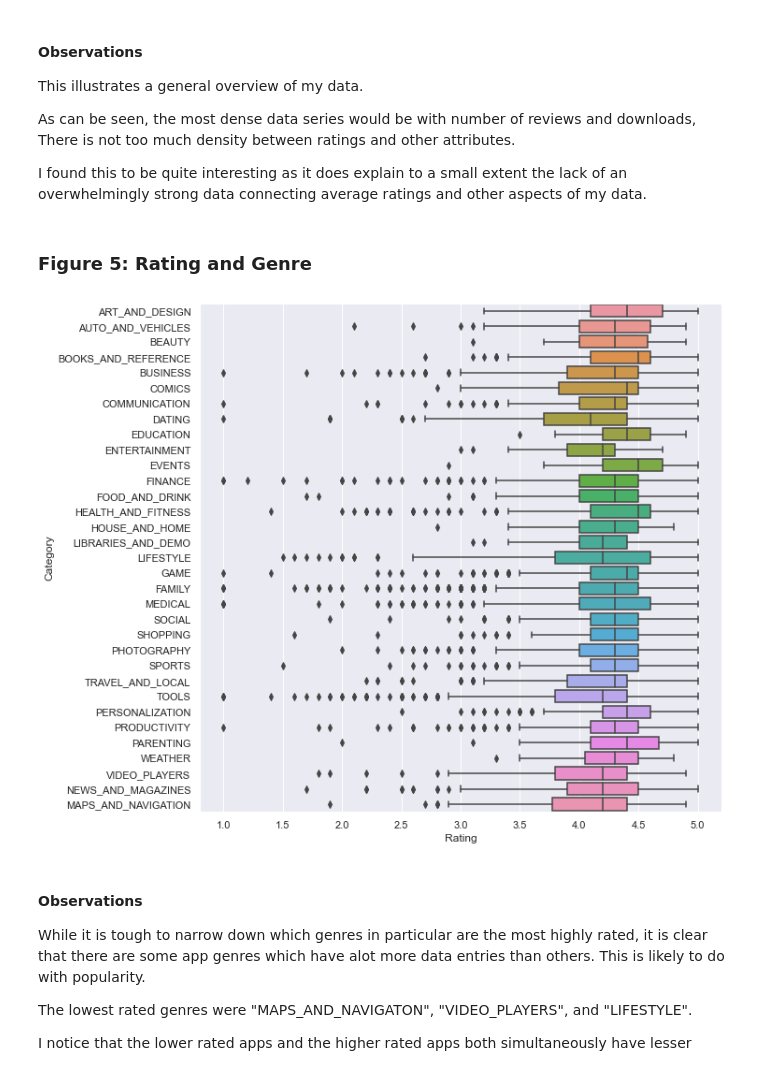
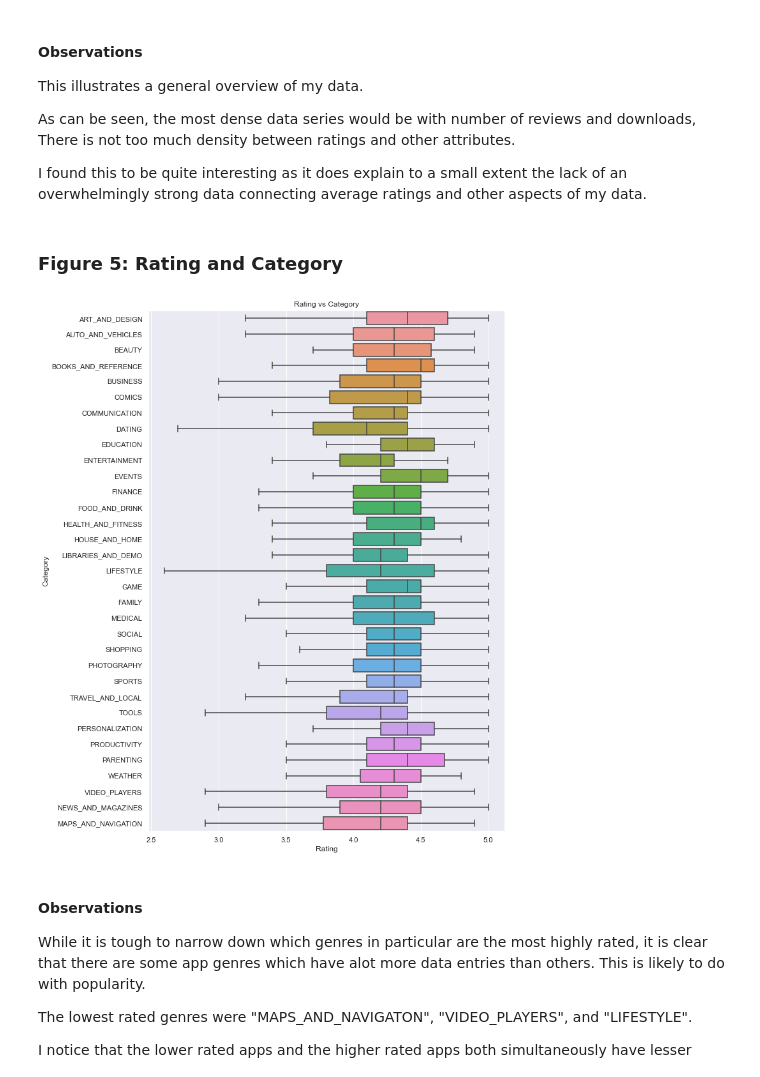
Before and after one commit to ubco-W2022T1-cosc301/project-group36, a Jupyter notebook: notebooks/analysis3.ipynb, the cells around one changed output. Cells and saved outputs as stored; diff of their text form; code cells hidden in the pictures.

Commit message:
Added labels to graphs

```diff
--- a/notebooks/analysis3.ipynb
+++ b/notebooks/analysis3.ipynb
@@ -304,16 +305,18 @@ As can be seen, the most dense data series would be with number of reviews and d
 
 I found this to be quite interesting as it does explain to a small extent the lack of an overwhelmingly strong data connecting average ratings and other aspects of my data.
 # %% [markdown]
-### Figure 5: Rating and Genre
+### Figure 5: Rating and Category
 # %%
-sns.set(rc={"figure.figsize":(10,10)})
+sns.set(rc={"figure.figsize":(10,15)})
 h = sns.boxplot(
     x= 'Rating',
     y= 'Category',
     data=df,
+    showfliers = False
 )
+h.set(title='Rating vs Category');
 # %% [output]
-[figure, old version]
+[figure, new version]
 # %% [markdown]
 #### Observations
 While it is tough to narrow down which genres in particular are the most highly rated, it is clear that there are some app genres which have alot more data entries than others. This is likely to do with popularity.
```
Also changed, not shown: parts of 6 cells of this notebook.
